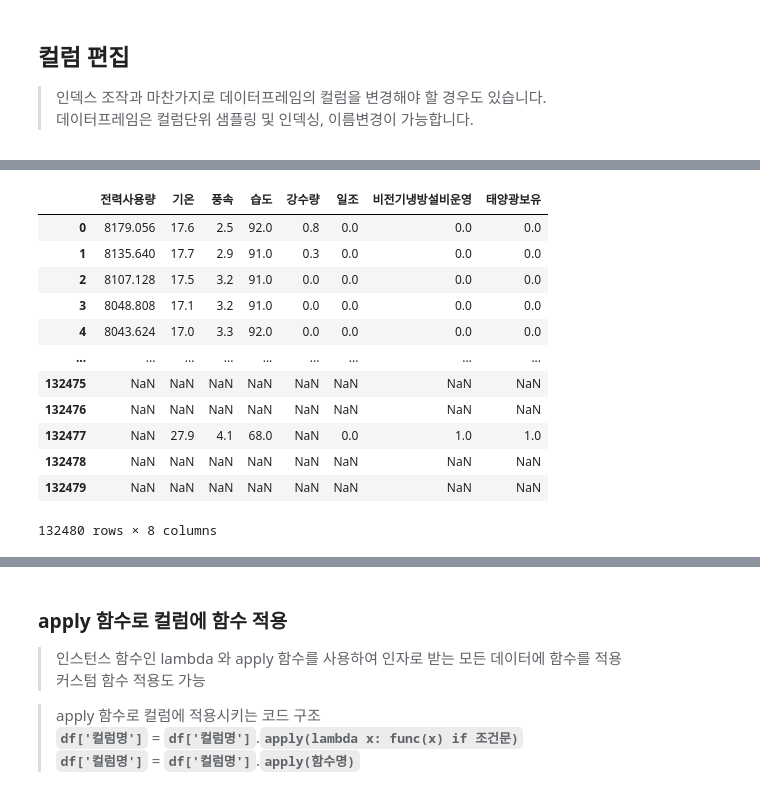
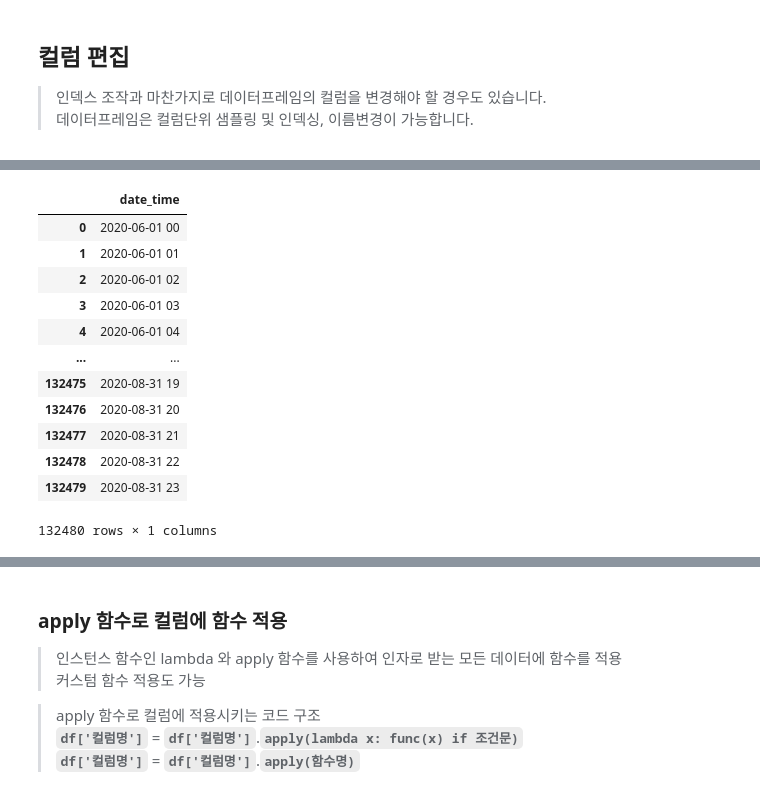
Before and after one commit to overgroove/samsung_ML, a Jupyter notebook: 03_package_pandas.ipynb, the cells around one changed output, grey strips where cells are left out. Drawn from its saved outputs; the diff is of its cells as text; code cells hidden in the pictures.

```diff
--- a/03_package_pandas.ipynb
+++ b/03_package_pandas.ipynb
@@ -841,0 +995,10 @@ True
+# %%
+# 컬럼명 변경
+# 한글변수명 X, 영어로 변환
+df.rename({'전력사용량(kWh)':'전력사용량',
+           '기온(°C)':'기온',
+           '풍속(m/s)':'풍속',
+           '습도(%)':'습도',
+           '강수량(mm)':'강수량',
+           '일조(hr)':'일조'}, axis=1, inplace=True)
+# 열방향으로 작업을 진행하면서 이름값이 전력~ 이면 value값 기준으로 이름값을 바꾸어라
@@ -841,0 +1021,3 @@ True
+# %%
+# 전력사용량2, wh 변환한 전력사용량 데이터 할당
+df['전력사용량2'] = df['전력사용량'] * 1000
@@ -875,0 +1036,4 @@ memory usage: 10.1+ MB
+# %%
+df.drop('test2', axis=1, inplace=True)
+# %%
+pop_test = df.pop('전력사용량2') # 데이터를 빼오는 작업
@@ -876,16 +1060,17 @@ memory usage: 10.1+ MB
 # %%
 # 데이터타입에 따른 변수 선별
+df.select_dtypes(object)
 # %% [output]
-|  | 전력사용량 | 기온 | 풍속 | 습도 | 강수량 | 일조 | 비전기냉방설비운영 | 태양광보유 |
-| 0 | 8179.056 | 17.6 | 2.5 | 92.0 | 0.8 | 0.0 | 0.0 | 0.0 |
-| 1 | 8135.640 | 17.7 | 2.9 | 91.0 | 0.3 | 0.0 | 0.0 | 0.0 |
-| 2 | 8107.128 | 17.5 | 3.2 | 91.0 | 0.0 | 0.0 | 0.0 | 0.0 |
-| 3 | 8048.808 | 17.1 | 3.2 | 91.0 | 0.0 | 0.0 | 0.0 | 0.0 |
-| 4 | 8043.624 | 17.0 | 3.3 | 92.0 | 0.0 | 0.0 | 0.0 | 0.0 |
-| ... | ... | ... | ... | ... | ... | ... | ... | ... |
-| 132475 | NaN | NaN | NaN | NaN | NaN | NaN | NaN | NaN |
-| 132476 | NaN | NaN | NaN | NaN | NaN | NaN | NaN | NaN |
-| 132477 | NaN | 27.9 | 4.1 | 68.0 | NaN | 0.0 | 1.0 | 1.0 |
-| 132478 | NaN | NaN | NaN | NaN | NaN | NaN | NaN | NaN |
-| 132479 | NaN | NaN | NaN | NaN | NaN | NaN | NaN | NaN |
+|  | date_time |
+| 0 | 2020-06-01 00 |
+| 1 | 2020-06-01 01 |
+| 2 | 2020-06-01 02 |
+| 3 | 2020-06-01 03 |
+| 4 | 2020-06-01 04 |
+| ... | ... |
+| 132475 | 2020-08-31 19 |
+| 132476 | 2020-08-31 20 |
+| 132477 | 2020-08-31 21 |
+| 132478 | 2020-08-31 22 |
+| 132479 | 2020-08-31 23 |
-132480 rows × 8 columns
+132480 rows × 1 columns
```
Also changed, not shown: parts of 76 cells of this notebook, 1 other file.
